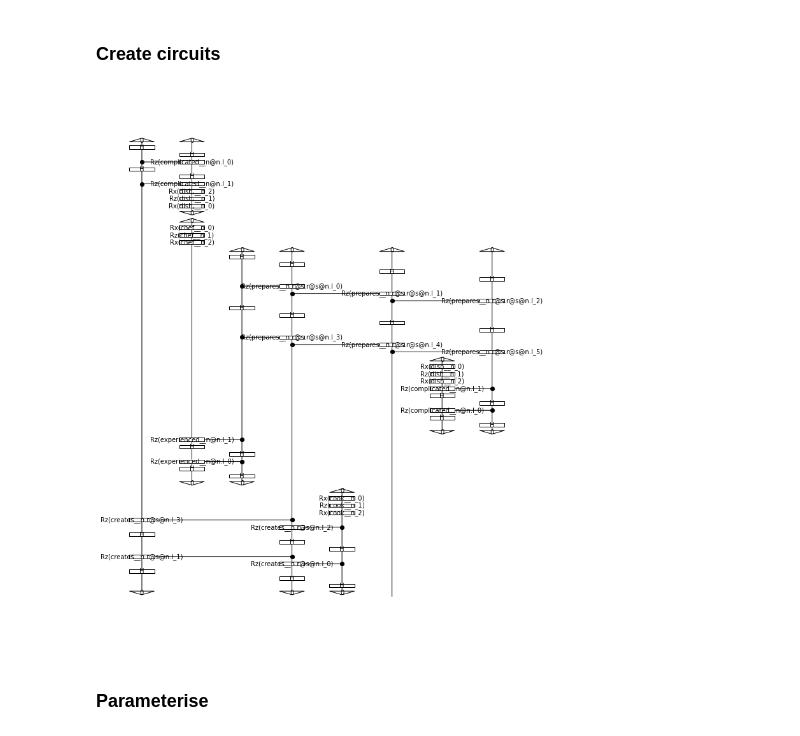
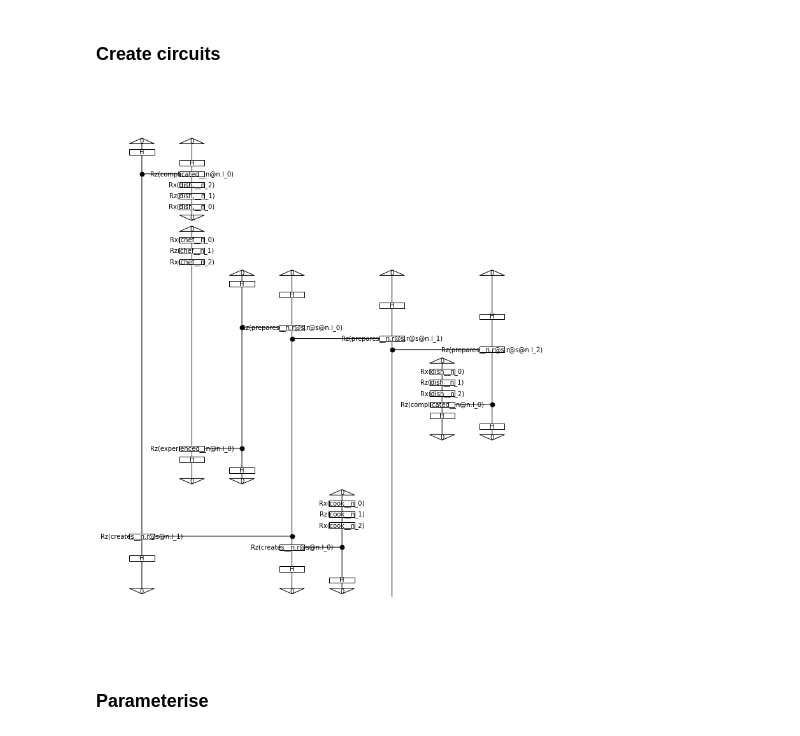
Before and after one commit to Hyperclap-Studios/qec-qnlp, a Jupyter notebook: examples/quantum_pipeline_jax.ipynb, the cells around one changed output. Cells and saved outputs as stored; diff of their text form; code cells hidden in the pictures.

```diff
--- a/examples/quantum_pipeline_jax.ipynb
+++ b/examples/quantum_pipeline_jax.ipynb
@@ -75,16 +75,16 @@ train_diagrams[0].draw()
 # %%
 from lambeq import AtomicType, IQPAnsatz
 
 ansatz = IQPAnsatz({AtomicType.NOUN: 1, AtomicType.SENTENCE: 1},
-                   n_layers=2, n_single_qubit_params=3)
+                   n_layers=1, n_single_qubit_params=3)
 
 train_circuits = [ansatz(diagram) for diagram in train_diagrams]
 dev_circuits =  [ansatz(diagram) for diagram in dev_diagrams]
 test_circuits = [ansatz(diagram) for diagram in test_diagrams]
 
 train_circuits[0].draw(figsize=(9, 12))
 # %% [output]
-[figure, old version]
+[figure, new version]
 # %% [markdown]
 ### Parameterise
 # %%
```
Also changed, not shown: parts of 1 cell of this notebook, 1 other file.
